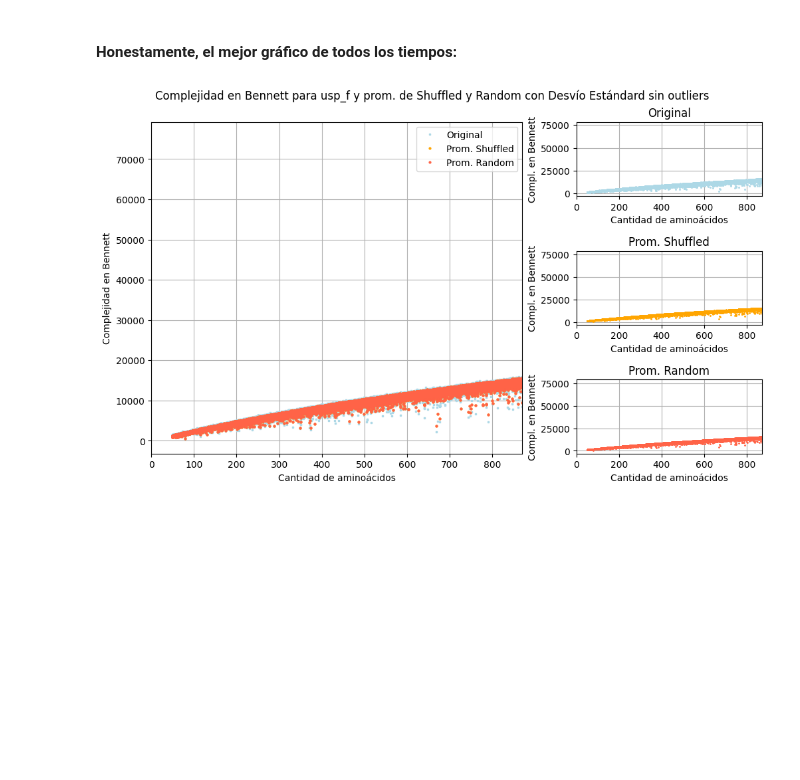
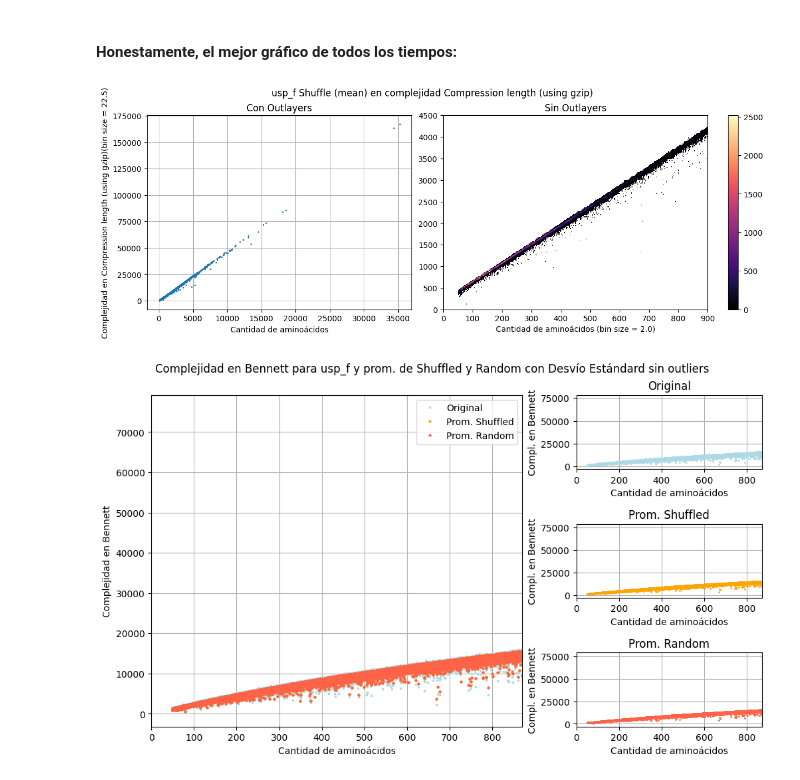
Before and after one commit to marianoOca/tesis, a Jupyter notebook: ploting.ipynb, the cells around one changed output. Saved outputs shown, nothing was run; the diff lists cells and outputs as text; code cells hidden in the pictures; blank space fills up the shorter version.

Commit message:
some work on the plots

```diff
--- a/ploting.ipynb
+++ b/ploting.ipynb
@@ -94,3 +88,7 @@ colors = ['lightblue', 'orange', 'tomato']
+# %%
+plot_with_and_without_outlayers(mean_s, "Shuffle (mean)")
+# %% [output]
+[figure, added]
 # %%
 ### Determina si aparecen los Outliers de size ###
 
```
Also changed, not shown: parts of 3 cells of this notebook, 1 other file.
